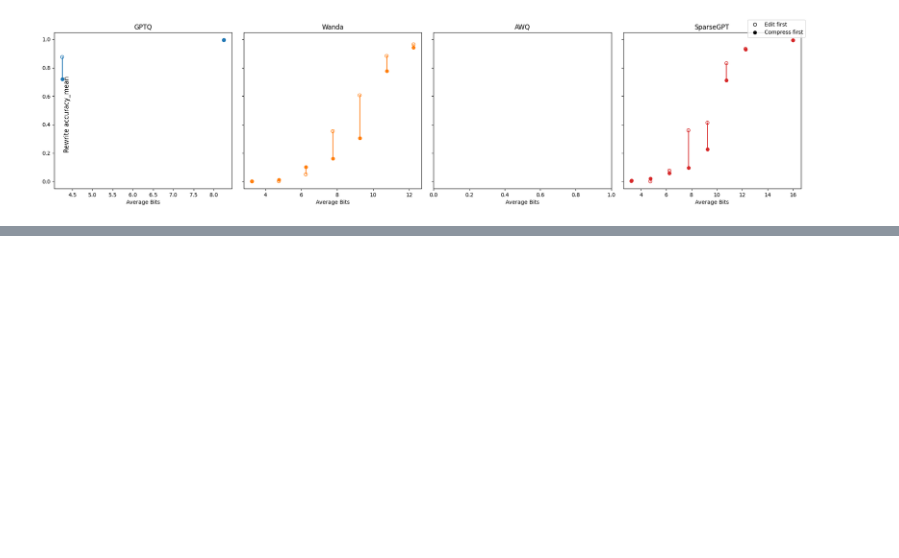
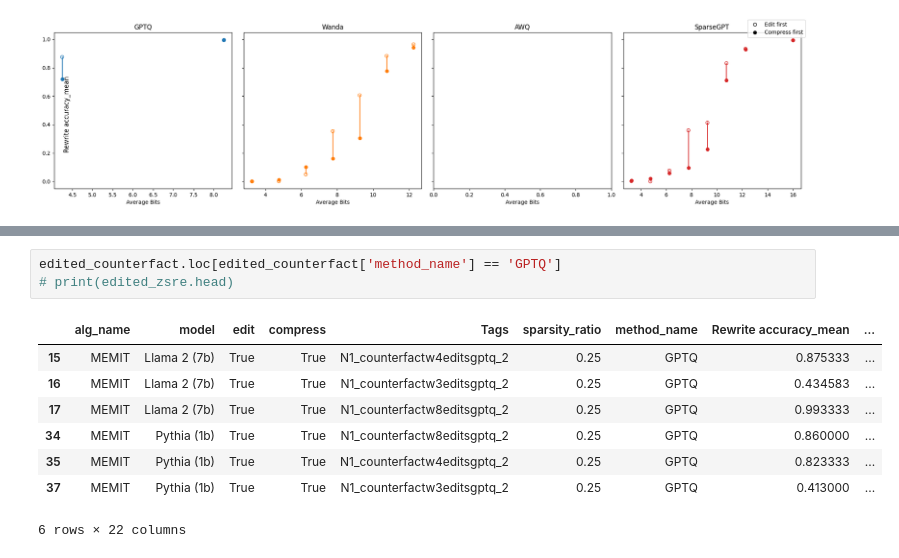
Before and after one commit to hartvigsen-group/composable-interventions, a Jupyter notebook: notebooks/graphs.ipynb, the cells around one changed output, grey strips where cells are left out. Cells and saved outputs as stored; diff of their text form; blank space fills up the shorter version.

```diff
--- a/notebooks/graphs.ipynb
+++ b/notebooks/graphs.ipynb
@@ -532,0 +716,12 @@ plot_ppl_comparison_by_method(edited_counterfact, compfirst_counterfact, selecte
+# %%
+edited_counterfact.loc[edited_counterfact['method_name'] == 'GPTQ']
+# print(edited_zsre.head)
+# %% [output]
+|  | alg_name | model | edit | compress | Tags | sparsity_ratio | method_name | Rewrite accuracy_mean | ... |
+| 15 | MEMIT | Llama 2 (7b) | True | True | N1_counterfactw4editsgptq_2 | 0.25 | GPTQ | 0.875333 | ... |
+| 16 | MEMIT | Llama 2 (7b) | True | True | N1_counterfactw3editsgptq_2 | 0.25 | GPTQ | 0.434583 | ... |
+| 17 | MEMIT | Llama 2 (7b) | True | True | N1_counterfactw8editsgptq_2 | 0.25 | GPTQ | 0.993333 | ... |
+| 34 | MEMIT | Pythia (1b) | True | True | N1_counterfactw8editsgptq_2 | 0.25 | GPTQ | 0.860000 | ... |
+| 35 | MEMIT | Pythia (1b) | True | True | N1_counterfactw4editsgptq_2 | 0.25 | GPTQ | 0.823333 | ... |
+| 37 | MEMIT | Pythia (1b) | True | True | N1_counterfactw3editsgptq_2 | 0.25 | GPTQ | 0.413000 | ... |
+6 rows × 22 columns
```
Also changed, not shown: parts of 5 cells of this notebook, 1 other file.
